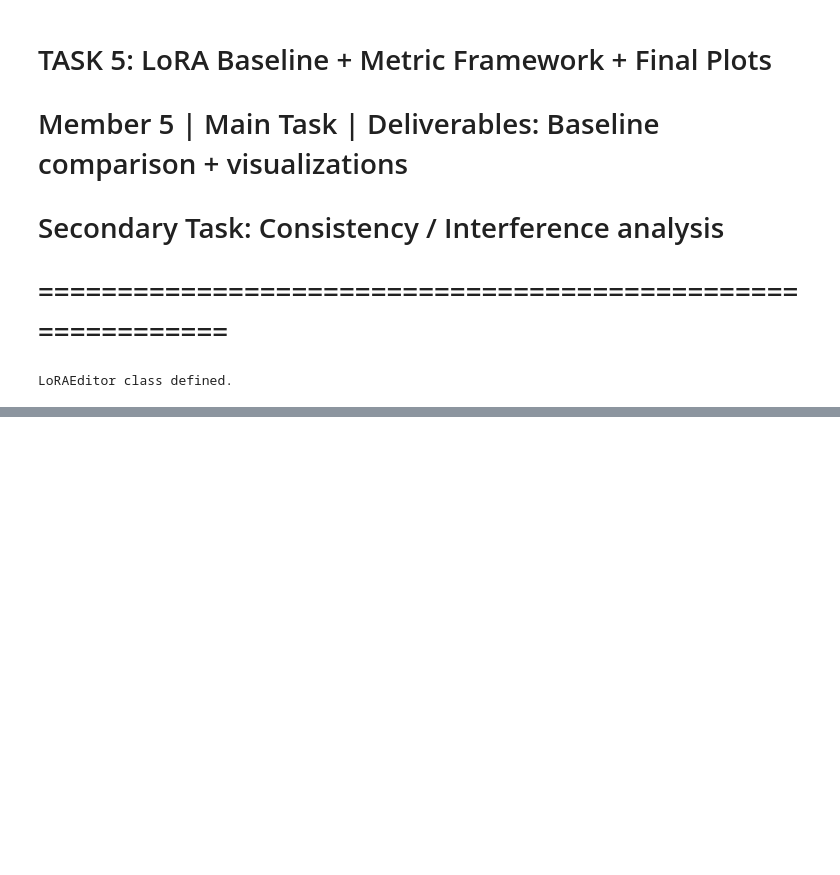
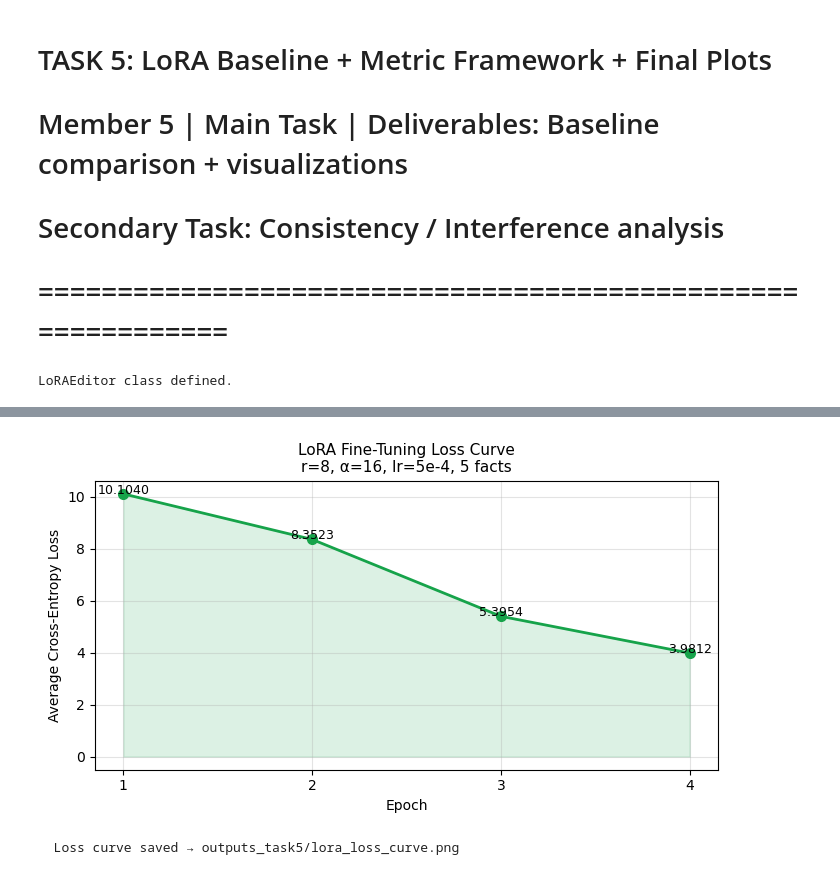
Before and after one commit to Prathiksha3008/CSCI-544-Surgical-Knowledge-Swapping, a Jupyter notebook: CSCI-544-Surgical-Knowledge-Swapping-main/Codex/SKS_pipeline_revised.ipynb, the cells around one changed output, grey strips where cells are left out. Drawn from its saved outputs; the diff is of its cells as text; code cells hidden in the pictures; blank space fills up the shorter version.

```diff
--- a/CSCI-544-Surgical-Knowledge-Swapping-main/Codex/SKS_pipeline_revised.ipynb
+++ b/CSCI-544-Surgical-Knowledge-Swapping-main/Codex/SKS_pipeline_revised.ipynb
@@ -108,7 +241,9 @@ if tokenizer.pad_token is None:
 # %%
 def generate_text(prompt, max_new_tokens=5):
+    """Generate text continuation for a given prompt."""
     inputs = tokenizer(prompt, return_tensors="pt").to(model.device)
 
+    _t = time.time()
     with torch.no_grad():
         output_ids = model.generate(
             **inputs,
@@ -116,6 +251,10 @@ def generate_text(prompt, max_new_tokens=5):
             do_sample=False,
             pad_token_id=tokenizer.eos_token_id,
         )
+    _elapsed = time.time() - _t
 
     new_tokens = output_ids[0][inputs["input_ids"].shape[-1]:]
-    return tokenizer.decode(new_tokens, skip_special_tokens=True).strip()
+    text = tokenizer.decode(new_tokens, skip_special_tokens=True).strip()
+    return text, _elapsed
+
+print("  generate_text() helper defined.")
@@ -647,8 +976,10 @@ def token_prob(prompt, target_word):
 
 
 def generation_contains(prompt, target_word, max_new_tokens=10):
-    """True if the first few generated tokens contain target_word."""
-    gen = generate_text(prompt, max_new_tokens=max_new_tokens)
+    """True if the first few generated tokens contain target_word.
+    generate_text() returns (text, elapsed) — we unpack only the text.
+    """
+    gen, _ = generate_text(prompt, max_new_tokens=max_new_tokens)
     return target_word.lower() in gen.lower()
 
 
@@ -669,7 +1000,7 @@ def evaluate_single_edit(fact):
     pg = sum(pg_scores) / len(pg_scores) if pg_scores else 0.0
 
     # Locality Leakage (LL) – unrelated fact should be unaffected
-    p_unrelated_after  = token_prob(fact["unrelated_prompt"], fact["unrelated_target"])
+    p_unrelated_after = token_prob(fact["unrelated_prompt"], fact["unrelated_target"])
     return {
         "id":          fact["id"],
         "subject":     fact["subject"],
@@ -1313,20 +1746,46 @@ print("LoRAEditor class defined.")
 # %% [output]
 LoRAEditor class defined.
 # %%
-# ── Run LoRA fine-tuning baseline (all 5 facts) ─────────────────────────
-print("=" * 60)
-print("Task 5 – LoRA Baseline: Training")
-print("=" * 60)
+# ── Run LoRA fine-tuning baseline (all 5 facts) ──────────────────────────────
+print("=" * 70)
+print("  Task 5 — LoRA Fine-Tuning Baseline")
+print(f"  Rank r={8}  |  Alpha={16}  |  Layers: {LoRAEditor.TARGET_LAYERS}")
+print("=" * 70)
 
+_t0 = time.time()
 lora_editor = LoRAEditor(model, tokenizer, r=8, alpha=16)
 lora_editor.edit(EDIT_FACTS, n_epochs=4, lr=5e-4)
+lora_time = time.time() - _t0
 
-# Count trainable parameters
-n_lora_params = sum(
-    m.lora_A.numel() + m.lora_B.numel()
-    for m in lora_editor.lora_modules.values()
-)
+# Parameter statistics
+n_lora_params  = sum(m.lora_A.numel() + m.lora_B.numel()
+                     for m in lora_editor.lora_modules.values())
 n_total_params = sum(p.numel() for p in model.parameters())
-print(f"\n  Trainable LoRA params: {n_lora_params:,}  "
-      f"({100 * n_lora_params / n_total_params:.4f}% of total)")
+pct = 100 * n_lora_params / n_total_params
+
+print(f"\n  Training complete in {lora_time:.1f}s")
+print(f"  Trainable LoRA params : {n_lora_params:,}")
+print(f"  Total model params    : {n_total_params:,}")
+print(f"  LoRA param fraction   : {pct:.4f}%  (parameter efficient!)")
+
+# Loss curve
+if lora_editor.loss_history:
+    import matplotlib.pyplot as plt
+    fig, ax = plt.subplots(figsize=(7, 4))
+    epochs = list(range(1, len(lora_editor.loss_history) + 1))
+    ax.plot(epochs, lora_editor.loss_history, marker="o", color="#16A34A",
+            linewidth=2, markersize=7, zorder=3)
+    ax.fill_between(epochs, lora_editor.loss_history, alpha=0.15, color="#16A34A")
+    ax.set_xlabel("Epoch"); ax.set_ylabel("Average Cross-Entropy Loss")
+    ax.set_title("LoRA Fine-Tuning Loss Curve\n"
+                 f"r={lora_editor.r}, α={lora_editor.alpha}, lr=5e-4, "
+                 f"{len(EDIT_FACTS)} facts", fontsize=11)
+    ax.grid(True, alpha=0.35)
+    ax.set_xticks(epochs)
+    for ep, loss in zip(epochs, lora_editor.loss_history):
+        ax.annotate(f"{loss:.4f}", (ep, loss + 0.01), ha="center", fontsize=9)
+    plt.tight_layout()
+    plt.savefig("outputs_task5/lora_loss_curve.png", dpi=150, bbox_inches="tight")
+    plt.show()
+    print("  Loss curve saved → outputs_task5/lora_loss_curve.png")
 # %% [output]
@@ -1344 +1810,3 @@ Task 5 – LoRA Baseline: Training
+[figure, added]
+  Loss curve saved → outputs_task5/lora_loss_curve.png
 # %%
```
Also changed, not shown: parts of 33 cells of this notebook, 8 other files.
